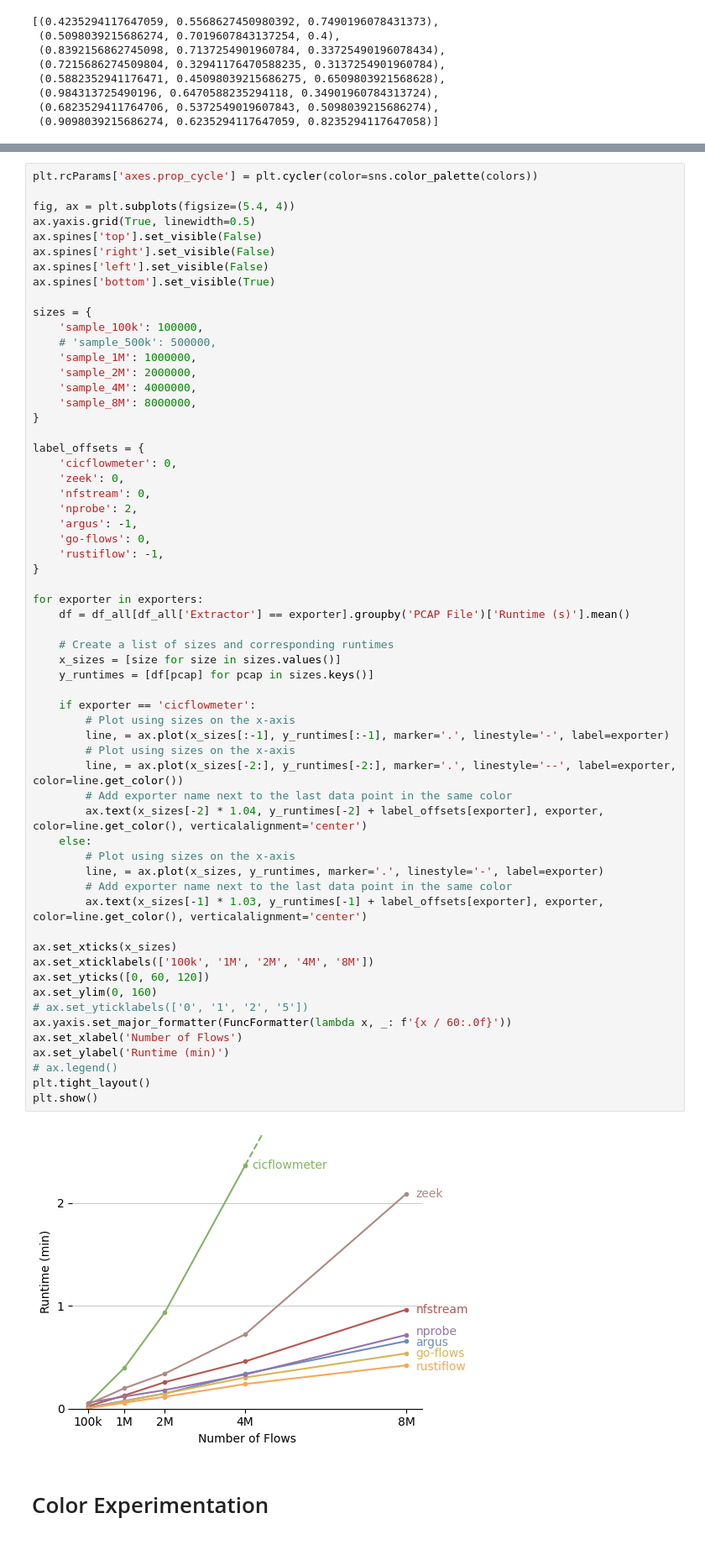
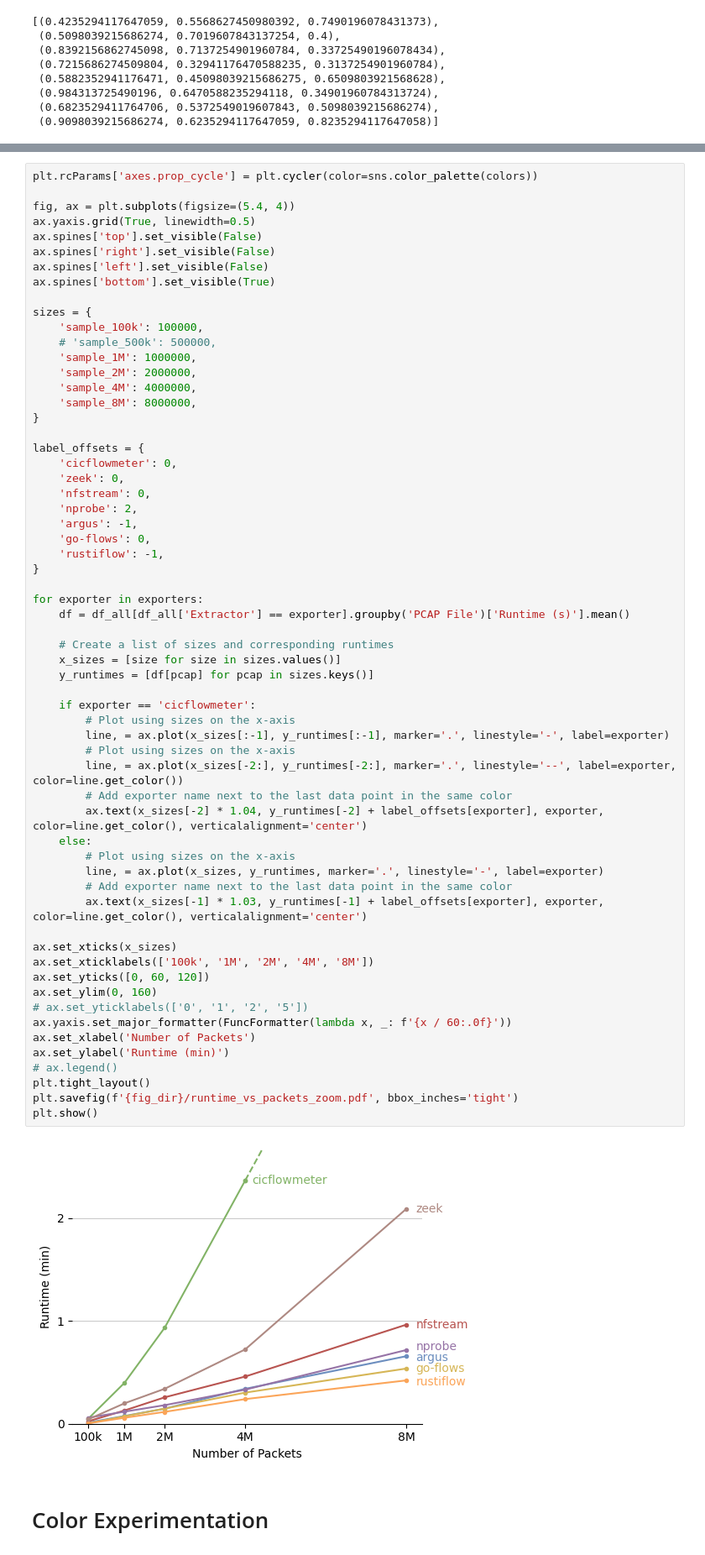
Before and after one commit to mielverkerken/RustiFlow-experiments, a Jupyter notebook: vizualisations/pcap.ipynb, the cells around one changed output, grey strips where cells are left out. Shown at 84% size. Cells and saved outputs as stored; diff of their text form.

```diff
--- a/vizualisations/pcap.ipynb
+++ b/vizualisations/pcap.ipynb
@@ -296,35 +310,36 @@ for exporter in exporters:
     df = df_all[df_all['Extractor'] == exporter].groupby('PCAP File')['Runtime (s)'].mean()
 
     # Create a list of sizes and corresponding runtimes
     x_sizes = [size for size in sizes.values()]
     y_runtimes = [df[pcap] for pcap in sizes.keys()]
 
     if exporter == 'cicflowmeter':
         # Plot using sizes on the x-axis
         line, = ax.plot(x_sizes[:-1], y_runtimes[:-1], marker='.', linestyle='-', label=exporter)
         # Plot using sizes on the x-axis
         line, = ax.plot(x_sizes[-2:], y_runtimes[-2:], marker='.', linestyle='--', label=exporter, color=line.get_color())
         # Add exporter name next to the last data point in the same color
         ax.text(x_sizes[-2] * 1.04, y_runtimes[-2] + label_offsets[exporter], exporter, color=line.get_color(), verticalalignment='center')
     else:
         # Plot using sizes on the x-axis
         line, = ax.plot(x_sizes, y_runtimes, marker='.', linestyle='-', label=exporter)
         # Add exporter name next to the last data point in the same color
         ax.text(x_sizes[-1] * 1.03, y_runtimes[-1] + label_offsets[exporter], exporter, color=line.get_color(), verticalalignment='center')
 
 ax.set_xticks(x_sizes)
 ax.set_xticklabels(['100k', '1M', '2M', '4M', '8M'])
 ax.set_yticks([0, 60, 120])
 ax.set_ylim(0, 160)
 # ax.set_yticklabels(['0', '1', '2', '5'])
 ax.yaxis.set_major_formatter(FuncFormatter(lambda x, _: f'{x / 60:.0f}'))
-ax.set_xlabel('Number of Flows')
+ax.set_xlabel('Number of Packets')
 ax.set_ylabel('Runtime (min)')
 # ax.legend()
 plt.tight_layout()
+plt.savefig(f'{fig_dir}/runtime_vs_packets_zoom.pdf', bbox_inches='tight')
 plt.show()
 # %% [output]
-[figure, old version]
+[figure, new version]
 # %% [markdown]
 # Color Experimentation
 # %%
```
Also changed, not shown: parts of 5 cells of this notebook.
